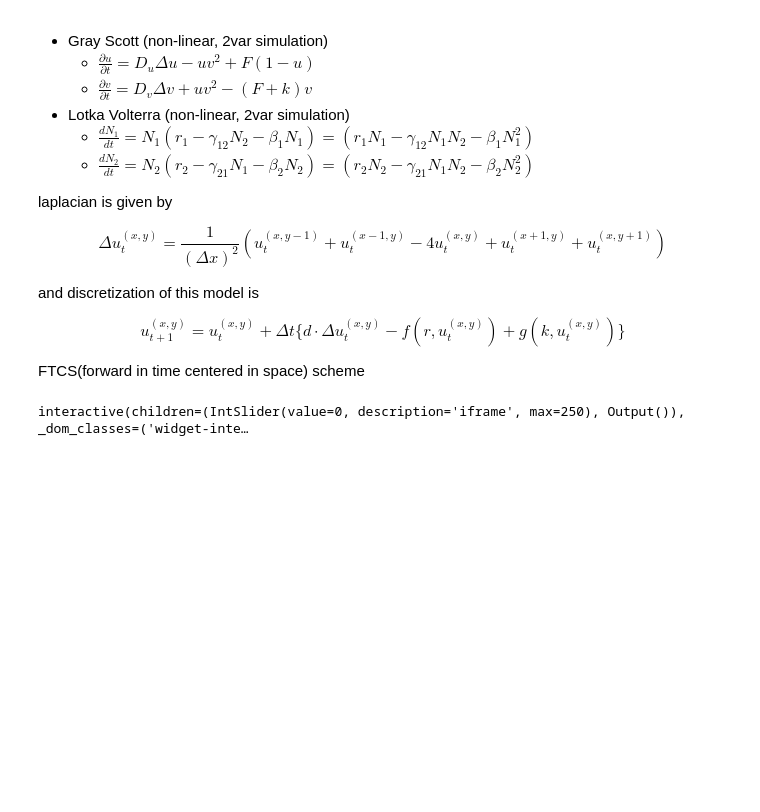
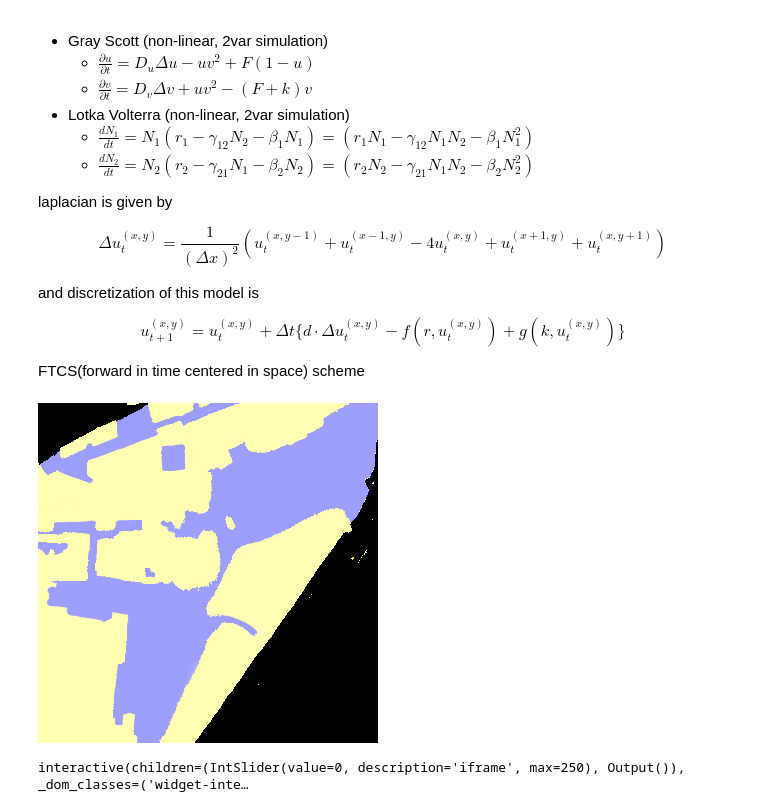
Before and after one commit to namaph/sim-note, a Jupyter notebook: namaph-sim.ipynb, the cells around one changed output. Cells and saved outputs as stored; diff of their text form; code cells hidden in the pictures; blank space fills up the shorter version.

```diff
--- a/namaph-sim.ipynb
+++ b/namaph-sim.ipynb
@@ -215,6 +215,29 @@ def init(n=10):
     field[2, :m, m:] = 0.5
     field[3, m:, m:] = 0.5
     return field
+# %%
+from PIL import Image
+image = Image.open("./image/two_color_cambridge.png")
+image = image.convert('RGB')
+
+SIZE = 340
+COLORCODES = [np.array(c) for c in [(0, 0, 0), (255, 255, 179), (158, 158, 255)]]
+
+display(image)
+
+field = np.zeros((4, SIZE, SIZE))
+
+for x in range(image.width):
+    for y in range(image.height):
+        id = 0
+        c = np.array(image.getpixel((x,y)))
+        dist = [(np.linalg.norm(s - c), i) for i, s in enumerate(COLORCODES)]
+        dist.sort(key=lambda a: a[0])
+        i = dist[0][1] # get the closest color
+        if i > 0 :
+            field[i-1, x, y] = 1.0
+# %% [output]
+[figure, added]
 # %%
 coef = pd.DataFrame({
     'Office': [0, -0.5, 0.5, 0.25],
```
Also changed, not shown: parts of 3 cells of this notebook, 2 other files.
